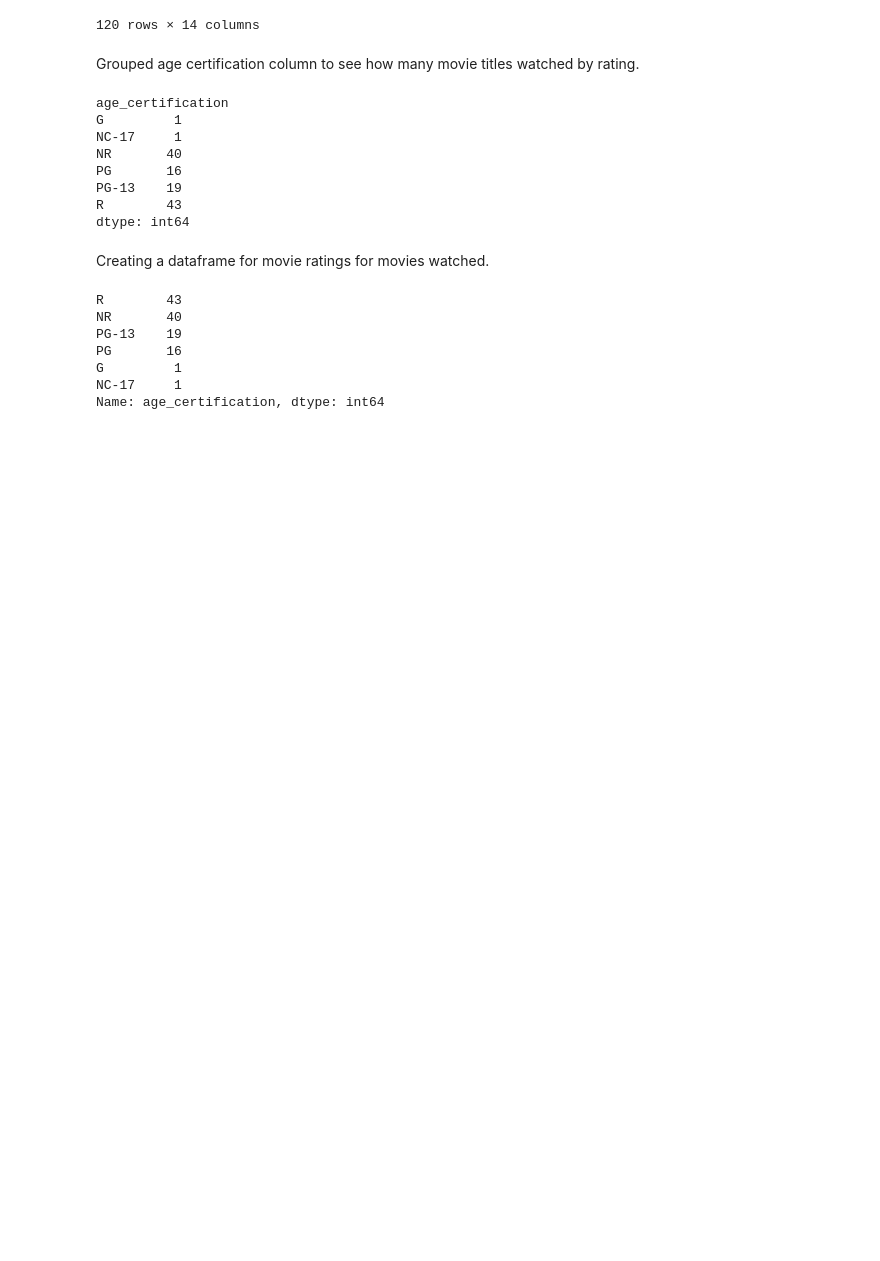
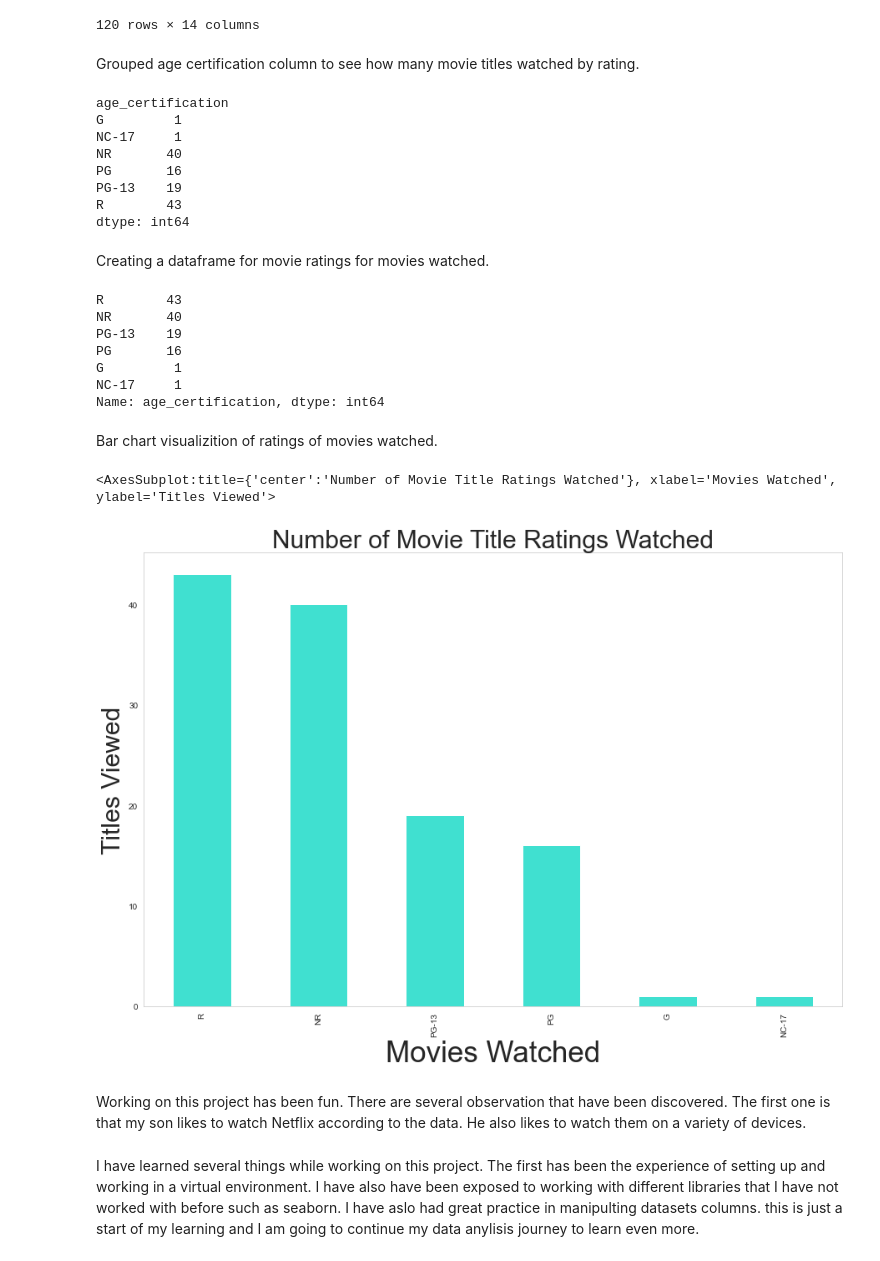
Before and after one commit to darrenc9828/My_Netflix_data_analysis, a Jupyter notebook: My_Netflix_data_analysis.ipynb, the cells around one changed output. Cells and saved outputs as stored; diff of their text form; code cells hidden in the pictures; blank space fills up the shorter version.

```diff
--- a/My_Netflix_data_analysis.ipynb
+++ b/My_Netflix_data_analysis.ipynb
@@ -529,3 +529,18 @@ PG       16
 G         1
 NC-17     1
 Name: age_certification, dtype: int64
+# %% [markdown]
+Bar chart visualizition of ratings of movies watched.
+# %%
+plt.figure(figsize= (15,10))
+plt.title('Number of Movie Title Ratings Watched', fontsize = 30)
+plt.ylabel('Titles Viewed', fontsize = 30)
+plt.xlabel('Movies Watched', fontsize=35)
+movie_ratings.plot(kind='bar',color="turquoise", grid=False)
+# %% [output]
+<AxesSubplot:title={'center':'Number of Movie Title Ratings Watched'}, xlabel='Movies Watched', ylabel='Titles Viewed'>
+[figure, added]
+# %% [markdown]
+Working on this project has been fun. There are several observation that have been discovered.  The first one is that my son likes to watch Netflix according to the data.  He also likes to watch them on a variety of devices.
+# %% [markdown]
+I have learned several things while working on this project.  The first has been the experience of setting up and working in a virtual environment.  I have also have been exposed to working with different libraries that I have not worked with before such as seaborn.  I have aslo had great practice in manipulting datasets columns.  this is just a start of my learning and I am going to continue my data anylisis journey to learn even more.
```
Also changed, not shown: parts of 1 cell of this notebook.
